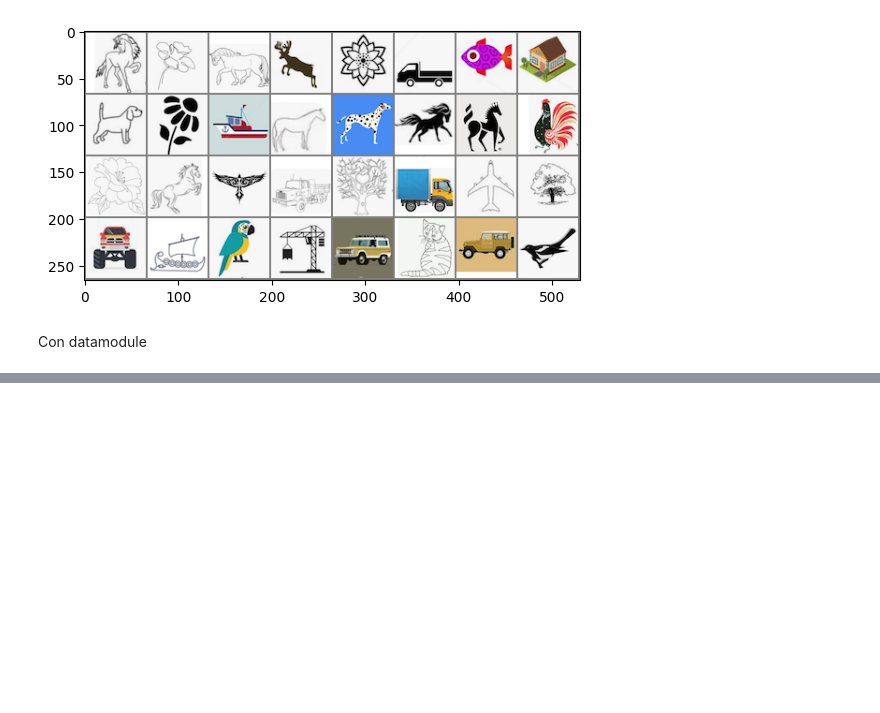
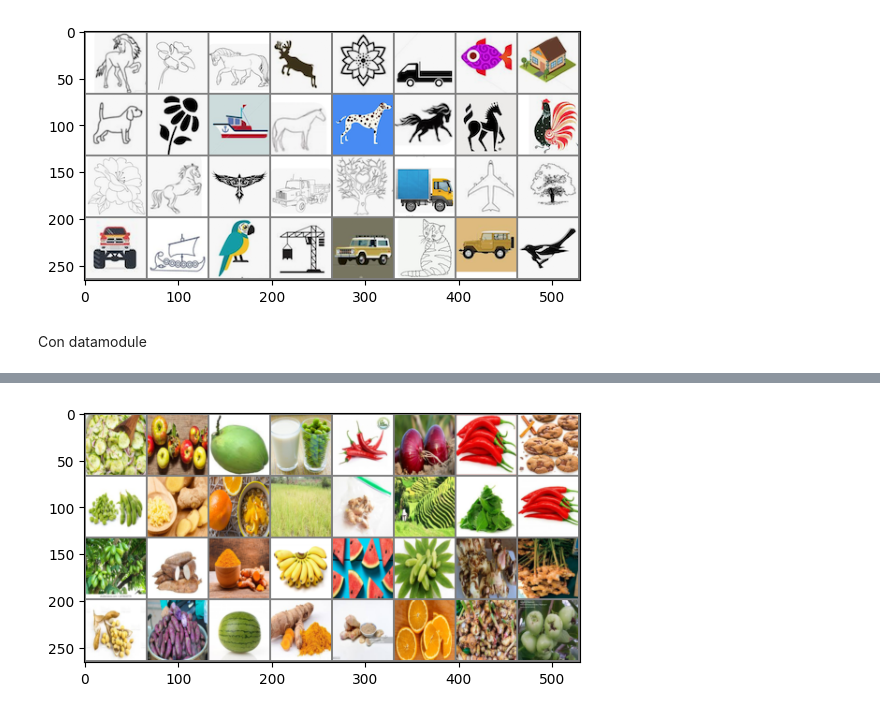
Before and after one commit to FlowersCS/visual-agnosia-simulation, a Jupyter notebook: show_images.ipynb, the cells around one changed output, grey strips where cells are left out. Saved outputs shown, nothing was run; the diff lists cells and outputs as text; code cells hidden in the pictures; blank space fills up the shorter version.

```diff
--- a/show_images.ipynb
+++ b/show_images.ipynb
@@ -43,0 +48,22 @@ Con datamodule
+# %%
+transformaciones = transforms.Compose([
+    transforms.ToPILImage(),
+    transforms.Resize((64,64)), #(224, 224)),  # Cambiar tamaño de las imágenes
+    transforms.ToTensor(),
+    transforms.Normalize([0.5,0.5,0.5],[0.5,0.5,0.5])
+])
+
+train_dataset = plantsDataset(
+    annotations_file="dataset/train.csv",
+    img_dir="dataset",
+    transform=transformaciones
+)
+
+dataloader = DataLoader(train_dataset, batch_size=32, shuffle=True)
+# %%
+dataiter = iter(dataloader)
+images, labels = next(dataiter)
+
+imshow(make_grid(images))
+# %% [output]
+[figure, added]
```
Also changed, not shown: parts of 7 cells of this notebook, 8 other files.
